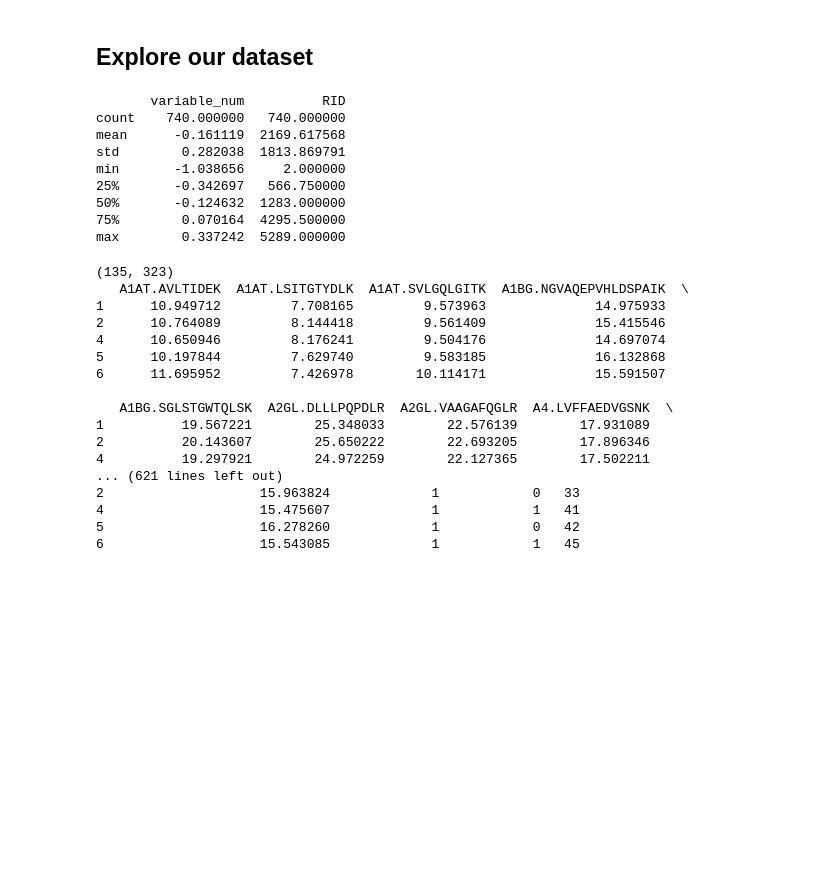
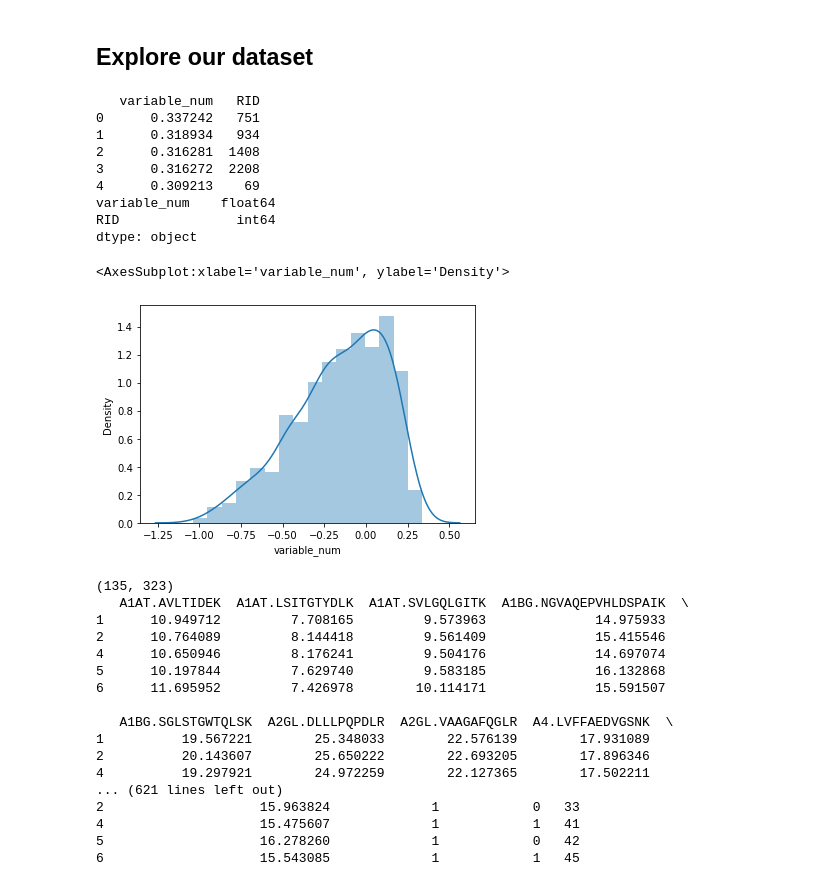
Before and after one commit to MartinMichaux/Predicting-Alzheimer-disease-Classification-Regression-Timeseries-Forecasting, a Jupyter notebook: regression/reg_preprocessing.ipynb, the cells around one changed output. Saved outputs shown, nothing was run; the diff lists cells and outputs as text; code cells hidden in the pictures; blank space fills up the shorter version.

```diff
--- a/regression/reg_preprocessing.ipynb
+++ b/regression/reg_preprocessing.ipynb
@@ -16,19 +16,22 @@ pd.set_option('display.max_columns', None)
 df1 = pd.read_csv("dataset\ADNI_coef_lm.csv")
 # remove useless columns
 df1.drop(['Unnamed: 0','(Intercept)','Age','GenderMale','yEdu'],axis=1,inplace=True)
-# print(df1.shape)
-# print(df1.head())
-print(df1.describe())
+print(df1.head())
 # %% [output]
-       variable_num          RID
-count    740.000000   740.000000
-mean      -0.161119  2169.617568
-std        0.282038  1813.869791
-min       -1.038656     2.000000
-25%       -0.342697   566.750000
-50%       -0.124632  1283.000000
-75%        0.070164  4295.500000
-max        0.337242  5289.000000
+   variable_num   RID
+0      0.337242   751
+1      0.318934   934
+2      0.316281  1408
+3      0.316272  2208
+4      0.309213    69
+variable_num    float64
+RID               int64
+dtype: object
+# %%
+sns.distplot(df1['variable_num'])
+# %% [output]
+<AxesSubplot:xlabel='variable_num', ylabel='Density'>
+[figure, added]
 # %%
 df2 = pd.read_csv("dataset\CSF_Proteomics_ADNI.csv")
 
```
Also changed, not shown: 30 other files.
